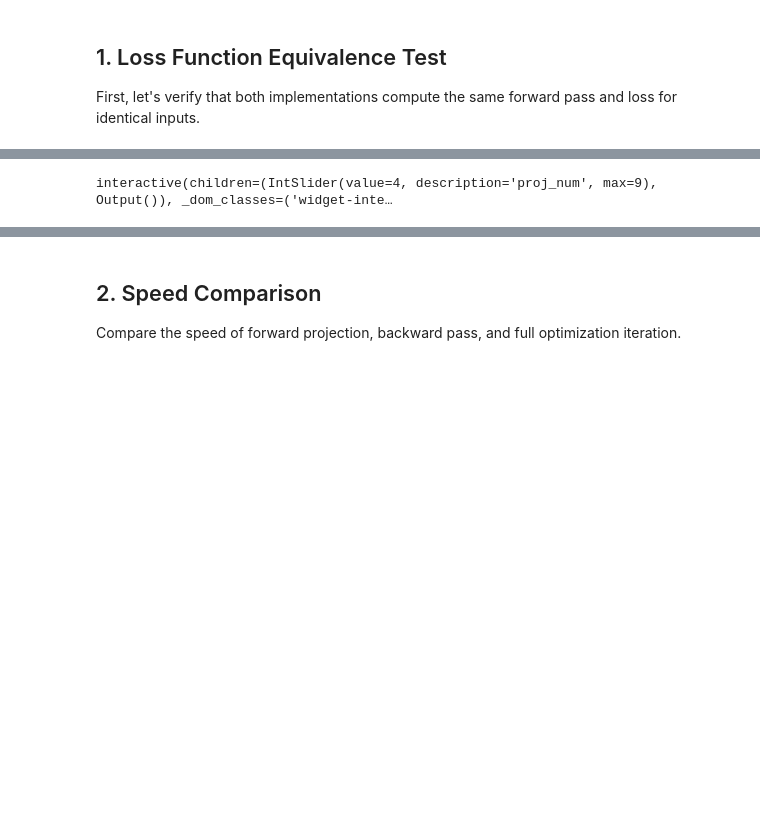
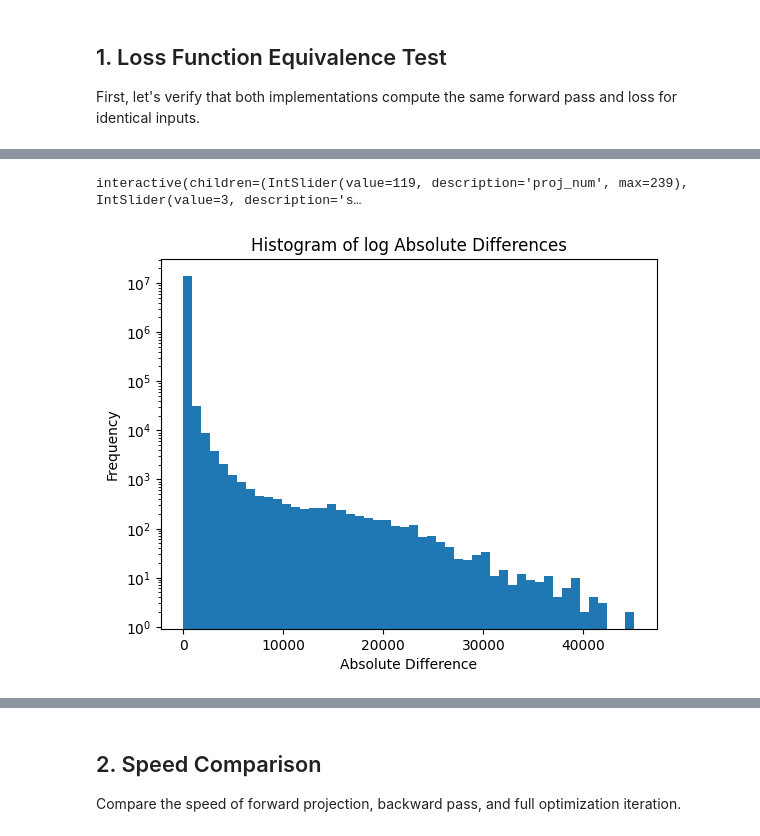
Before and after one commit to lfbarba/smartt, a Jupyter notebook: notebooks/mumott_vs_pytorch_comparison.ipynb, the cells around one changed output, grey strips where cells are left out. Saved outputs shown, nothing was run; the diff lists cells and outputs as text; code cells hidden in the pictures; blank space fills up the shorter version.

```diff
--- a/notebooks/mumott_vs_pytorch_comparison.ipynb
+++ b/notebooks/mumott_vs_pytorch_comparison.ipynb
@@ -218,7 +200,7 @@ test_volume_np = mean_reconstruction
 # test_volume_np = pytorch_results['reconstruction'].numpy()
 # test_volume_np = mumott_results['reconstruction'].numpy()
 
-test_volume_np_f32 = test_volume_np.astype(np.float32)
+test_volume_np_f64 = test_volume_np.astype(np.float64)
 test_volume_torch = torch.tensor(test_volume_np_f32, device=device, dtype=torch.float32)
 # %%
 # mumott forward pass
@@ -235,7 +217,7 @@ mumott_basis_set = SphericalHarmonics(ell_max=ELL_MAX, probed_coordinates=geomet
 
 # Forward pass with mumott
 start = time.time()
-mumott_spatial_proj = mumott_projector.forward(test_volume_np)  # (N, J, K, C)
+mumott_spatial_proj = mumott_projector.forward(test_volume_np_f64)  # (N, J, K, C)
 mumott_output = mumott_basis_set.forward(mumott_spatial_proj)   # (N, J, K, M)
 mumott_time = time.time() - start
 
@@ -305,24 +287,32 @@ interactive(children=(IntSlider(value=4, description='proj_num', max=9), Output(
 # %%
 from ipywidgets import interact
-@interact(proj_num = (0, len(pytorch_output) - 1))
-def show_image(proj_num):
-    # plot mumott_output[proj_num, :, :, 0] and pytorch_output[proj_num, :, :, 0].cpu().detach().numpy() side by side
+@interact(proj_num = (0, len(pytorch_output) - 1), seg_num = (0, mumott_output.shape[-1] - 1))
+def show_image(proj_num, seg_num):
     plt.figure(figsize=(18, 6))
     plt.subplot(1, 3, 1)
     plt.title(f"mumott output proj {proj_num}")
-    plt.imshow(mumott_output[proj_num, :, :, 0], cmap='viridis')
+    plt.imshow(mumott_output[proj_num, :, :, seg_num], cmap='viridis')
     plt.colorbar()
     plt.subplot(1, 3, 2)
     plt.title(f"PyTorch output proj {proj_num}")
-    plt.imshow(pytorch_output[proj_num, :, :, 0].cpu().detach().numpy(), cmap='viridis')
+    plt.imshow(pytorch_output[proj_num, :, :, seg_num].cpu().detach().numpy(), cmap='viridis')
     plt.colorbar()
     plt.subplot(1, 3, 3)
-    plt.title(f"target output proj {proj_num}")
-    plt.imshow(dc.projections.data[proj_num, :, :, 0], cmap='viridis')
+    plt.title(f"diff projs {proj_num}")
+    plt.imshow(mumott_output[proj_num, :, :, seg_num] - pytorch_output[proj_num, :, :, seg_num].cpu().detach().numpy(), cmap='viridis')
     plt.colorbar()
     plt.show()
 # %% [output]
-interactive(children=(IntSlider(value=4, description='proj_num', max=9), Output()), _dom_classes=('widget-inte…
+interactive(children=(IntSlider(value=119, description='proj_num', max=239), IntSlider(value=3, description='s…
+# %%
+diff = torch.tensor(np.abs(mumott_output - pytorch_output_np))
+plt.hist(diff.flatten().numpy(), bins=50, log=True)
+plt.xlabel('Absolute Difference')
+plt.ylabel('Frequency')
+plt.title('Histogram of log Absolute Differences')
+plt.show()
+# %% [output]
+[figure, added]
 # %%
 # Compare outputs
 print("=" * 60)
```
Also changed, not shown: parts of 41 cells of this notebook, 2 other files.
